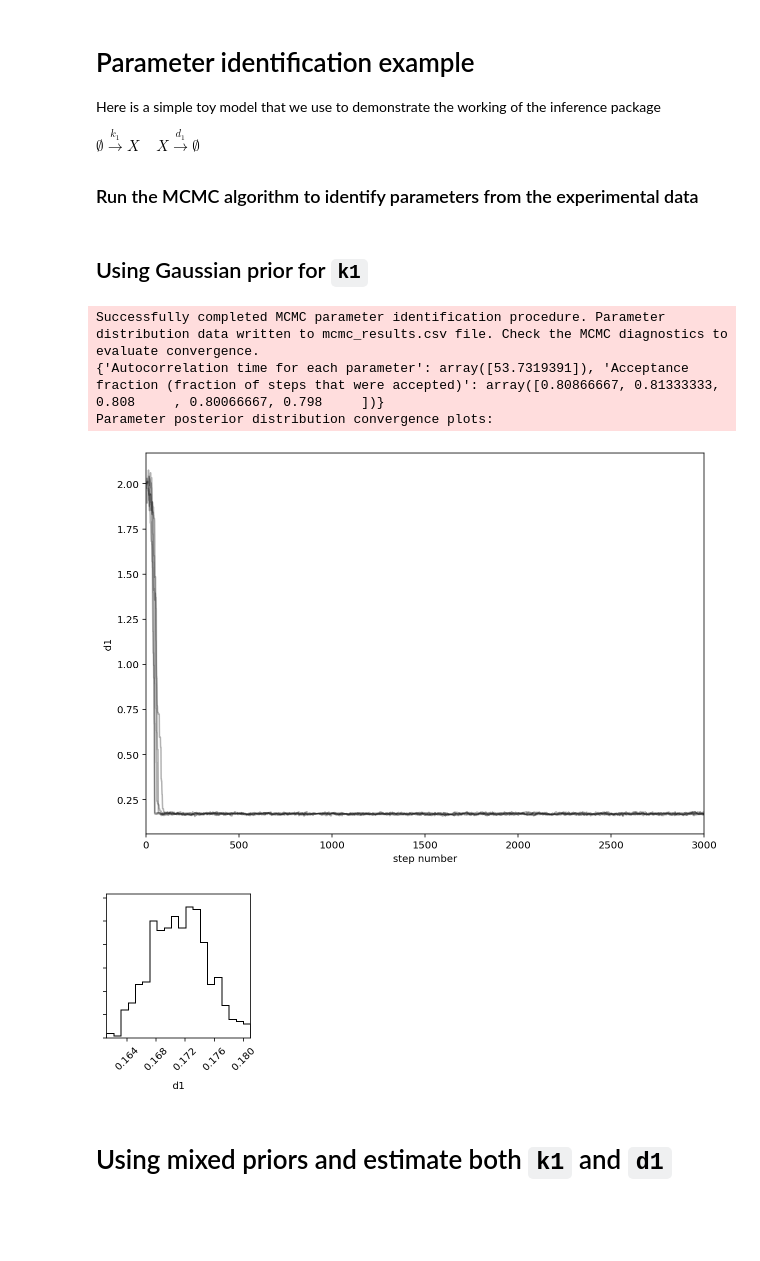
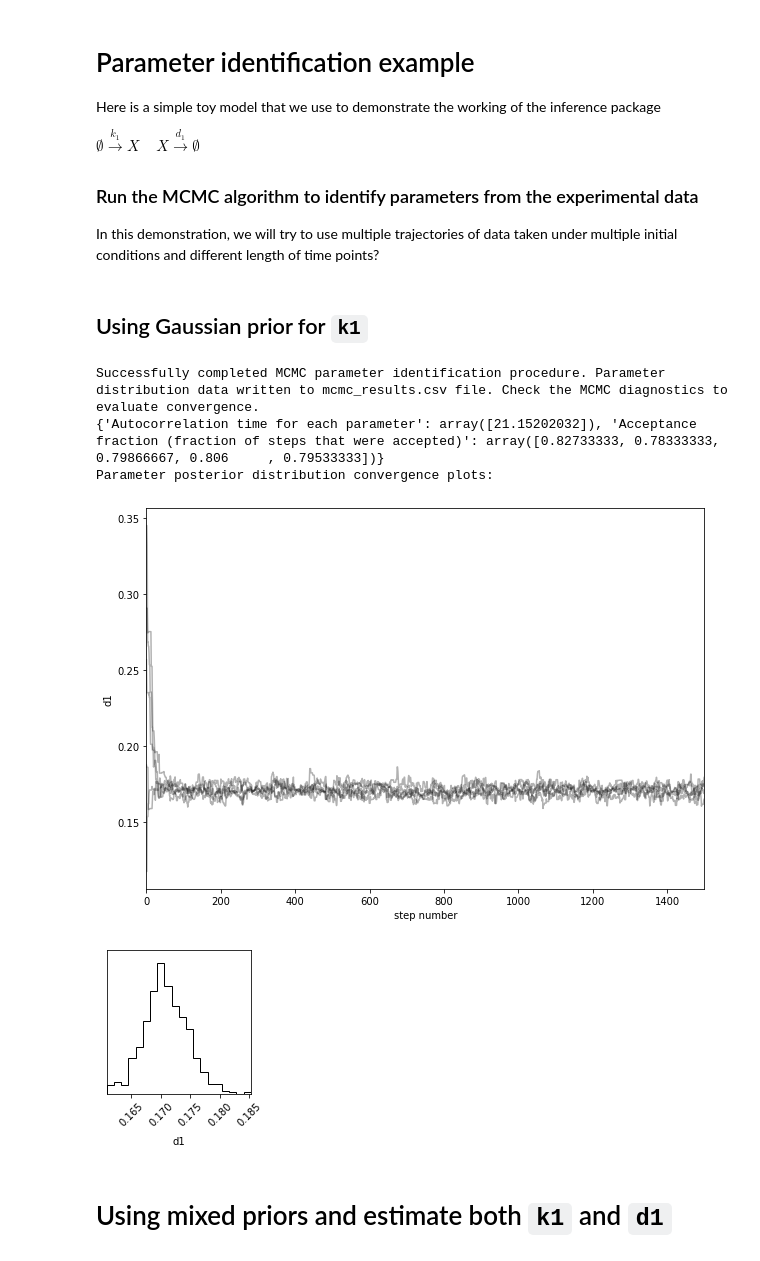
Before and after one commit to biocircuits/bioscrape, a Jupyter notebook: inference examples/individual examples/Birth death model.ipynb, the cells around one changed output. Cells and saved outputs as stored; diff of their text form; code cells hidden in the pictures; blank space fills up the shorter version.

```diff
--- a/inference examples/individual examples/Birth death model.ipynb
+++ b/inference examples/individual examples/Birth death model.ipynb
@@ -6,6 +6,8 @@ Here is a simple toy model that we use to demonstrate the working of the inferen
 $\emptyset \xrightarrow[]{k_1} X \; \; \; \; X \xrightarrow[]{d_1} \emptyset$
 
 ### Run the MCMC algorithm to identify parameters from the experimental data
+
+In this demonstration, we will try to use multiple trajectories of data taken under multiple initial conditions and different length of time points?
 # %%
 %matplotlib inline
 %config InlineBackend.figure_format = "retina"
@@ -19,29 +21,29 @@ rcParams["font.size"] = 20
 # %%
 %matplotlib inline
 import bioscrape as bs
 from bioscrape.types import Model
 from bioscrape.inference import py_inference
 import numpy as np
 import pylab as plt
 import pandas as pd
 # Import a bioscrape/SBML model
-M = Model(sbml_filename = 'toy_sbml_model.xml')
+M = Model(sbml_filename = '../models/toy_sbml_model.xml')
 # Import data from CSV
 # Import a CSV file for each experiment run
 df = pd.read_csv('test_data.csv', delimiter = '\t', names = ['X','time'], skiprows = 1)
 M.set_species({'X':df['X'][0]})
 
 # Create prior for parameters
 prior = {'d1' : ['gaussian', 0.2, 200]}
 sampler, pid = py_inference(Model = M, exp_data = df, measurements = ['X'], time_column = ['time'],
-            nwalkers = 5, init_seed = np.array([2]), nsteps = 3000, sim_type = 'deterministic',
+            nwalkers = 5, init_seed = 0.15, nsteps = 1500, sim_type = 'deterministic',
             params_to_estimate = ['d1'], prior = prior)
 # %% [output]
 Successfully completed MCMC parameter identification procedure. Parameter distribution data written to mcmc_results.csv file. Check the MCMC diagnostics to evaluate convergence.
-{'Autocorrelation time for each parameter': array([53.7319391]), 'Acceptance fraction (fraction of steps that were accepted)': array([0.80866667, 0.81333333, 0.808     , 0.80066667, 0.798     ])}
+{'Autocorrelation time for each parameter': array([21.15202032]), 'Acceptance fraction (fraction of steps that were accepted)': array([0.82733333, 0.78333333, 0.79866667, 0.806     , 0.79533333])}
 Parameter posterior distribution convergence plots:
-[figure, old version]
+[figure, new version]
-[figure, old version]
+[figure, new version]
 # %% [markdown]
 # Using mixed priors and estimate both `k1` and `d1`
 # %%
```
Also changed, not shown: parts of 4 cells of this notebook, 39 other files.
